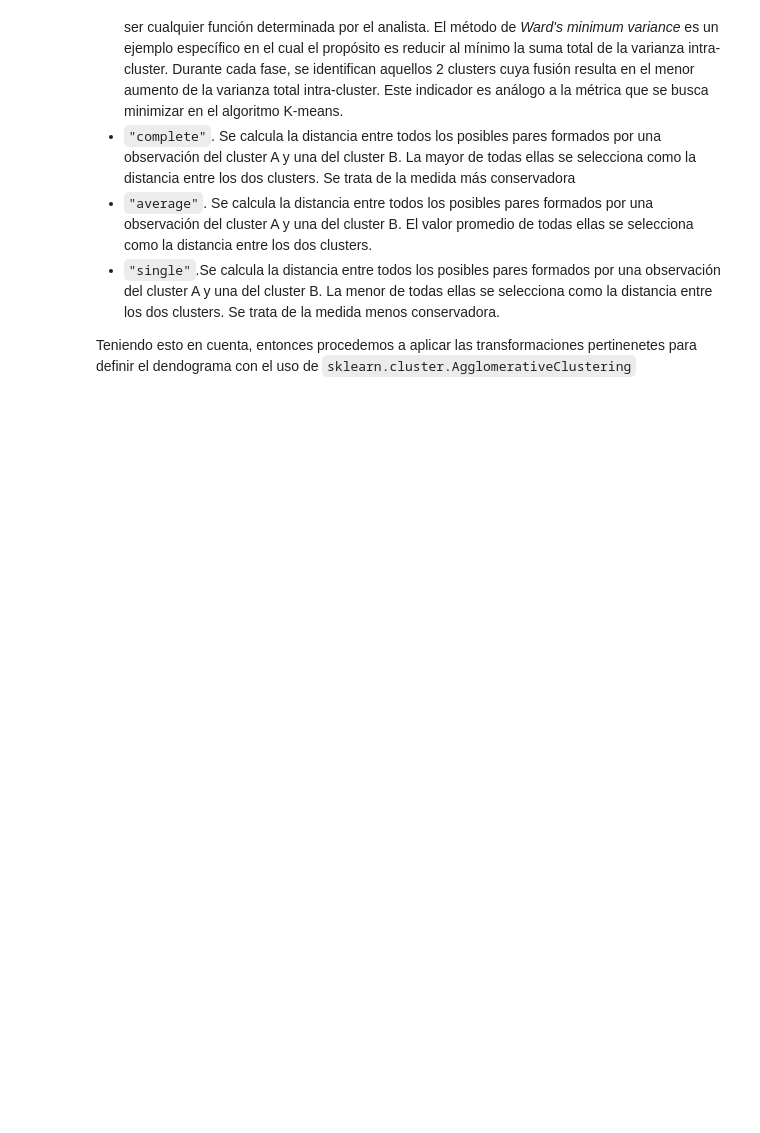
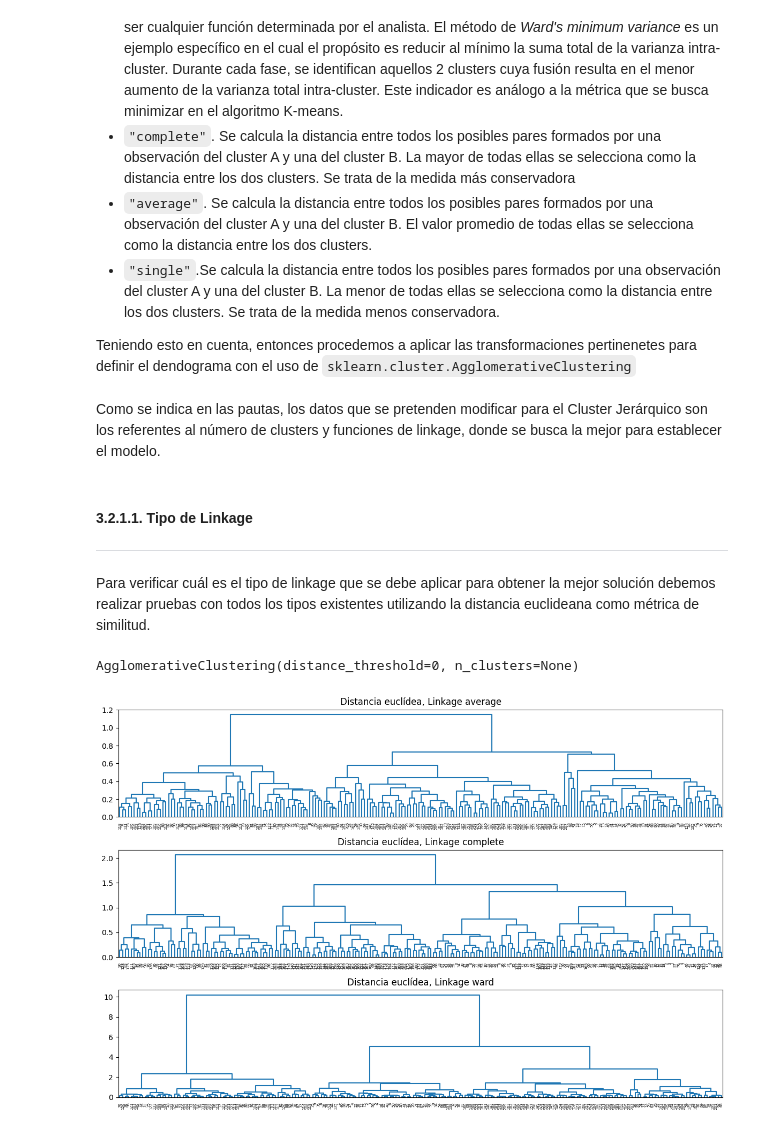
Before and after one commit to 100477706/Proyecto2_Aprendizaje, a Jupyter notebook: Clustering_27.ipynb, the cells around one changed output. Saved outputs shown, nothing was run; the diff lists cells and outputs as text; code cells hidden in the pictures; blank space fills up the shorter version.

Commit message:
Jerárquico terminado

```diff
--- a/Clustering_27.ipynb
+++ b/Clustering_27.ipynb
@@ -438,3 +441,9 @@ Al aplicar un hierarchical clustering aglomerativo se tiene que escoger una medi
 - `"single"`.Se calcula la distancia entre todos los posibles pares formados por una observación del cluster A y una del cluster B. La menor de todas ellas se selecciona como la distancia entre los dos clusters. Se trata de la medida menos conservadora.
 
 Teniendo esto en cuenta, entonces procedemos a aplicar las transformaciones pertinenetes para definir el dendograma con el uso de `sklearn.cluster.AgglomerativeClustering`
+# %%
+scaler = MinMaxScaler()
+datos_scaled_np = scaler.fit_transform(X)
+
+# Reconstruir DataFrame
+datos_scaled = pd.DataFrame(datos_scaled_np, columns=X.columns, index=X.index)
@@ -440,0 +473,46 @@ Teniendo esto en cuenta, entonces procedemos a aplicar las transformaciones pert
+# %% [markdown]
+Como se indica en las pautas, los datos que se pretenden modificar para el Cluster Jerárquico son los referentes al número de clusters y funciones de linkage, donde se busca la mejor para establecer el modelo.
+# %% [markdown]
+####  **3.2.1.1. Tipo de Linkage**
+
+---
+# %% [markdown]
+Para verificar cuál es el tipo de linkage que se debe aplicar para obtener la mejor solución debemos realizar pruebas con todos los tipos existentes utilizando la distancia euclideana como métrica de similitud.
+# %%
+# Modelos de Linkage
+modelo_hclust_complete = AgglomerativeClustering(
+    metric = 'euclidean',
+    linkage  = 'complete',
+    distance_threshold = 0,
+    n_clusters         = None
+)
+modelo_hclust_complete.fit(X=datos_scaled)
+
+modelo_hclust_average = AgglomerativeClustering(
+    metric = 'euclidean',
+    linkage  = 'average',
+    distance_threshold = 0,
+    n_clusters         = None
+)
+modelo_hclust_average.fit(X=datos_scaled)
+
+modelo_hclust_ward = AgglomerativeClustering(
+    linkage  = 'ward',
+    distance_threshold = 0,
+    n_clusters         = None
+)
+modelo_hclust_ward.fit(X=datos_scaled)
+# %% [output]
+AgglomerativeClustering(distance_threshold=0, n_clusters=None)
+# %%
+# Dendrogramas
+fig, axs = plt.subplots(3, 1, figsize=(12, 8))
+plot_dendrogram(modelo_hclust_average, labels=datos_scaled.index, color_threshold=0, ax=axs[0])
+axs[0].set_title("Distancia euclídea, Linkage average")
+plot_dendrogram(modelo_hclust_complete, labels=datos_scaled.index, color_threshold=0, ax=axs[1])
+axs[1].set_title("Distancia euclídea, Linkage complete")
+plot_dendrogram(modelo_hclust_ward, labels=datos_scaled.index, color_threshold=0, ax=axs[2])
+axs[2].set_title("Distancia euclídea, Linkage ward")
+plt.tight_layout();
+# %% [output]
+[figure, added]
```
Also changed, not shown: parts of 29 cells of this notebook.
